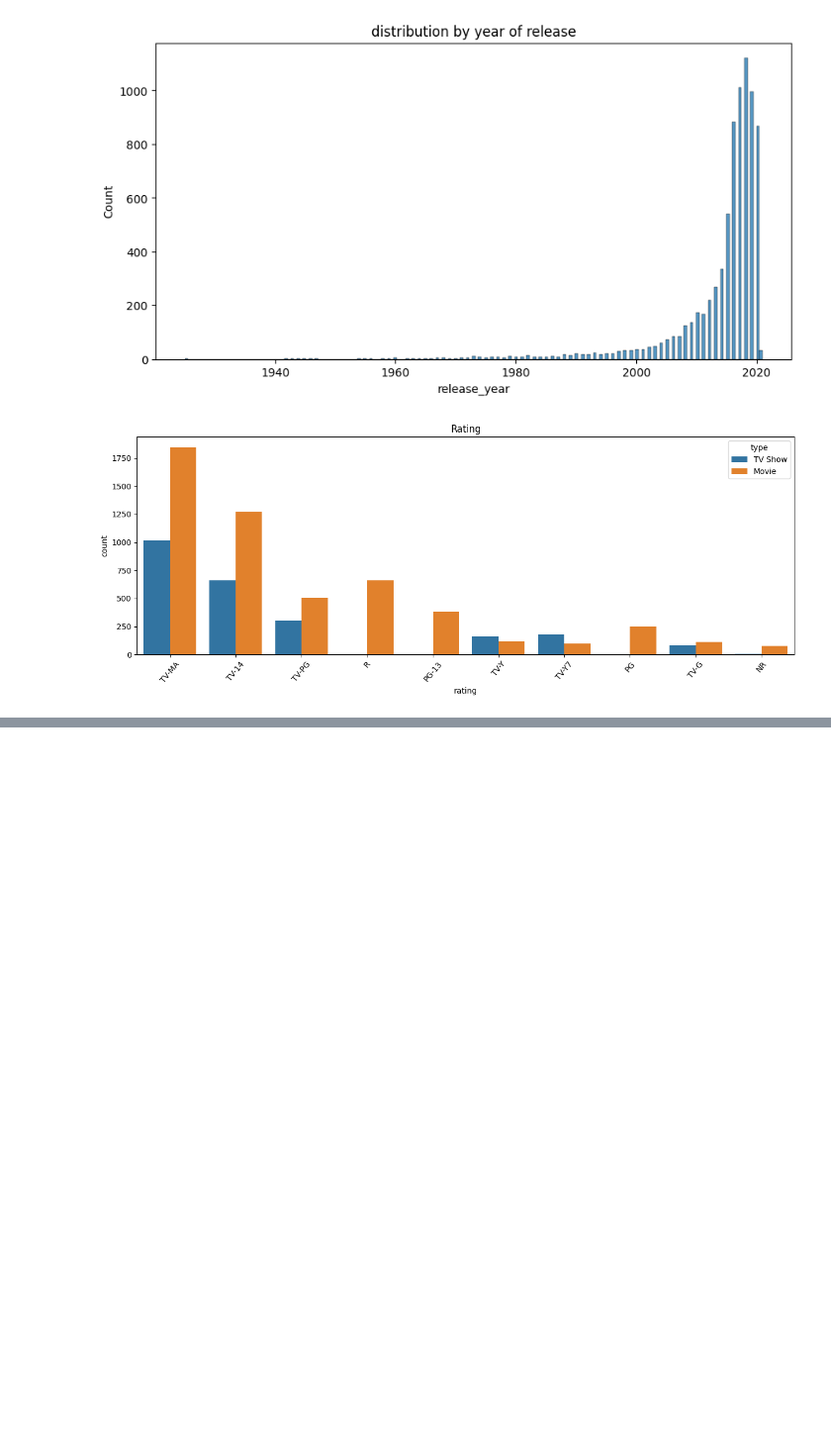
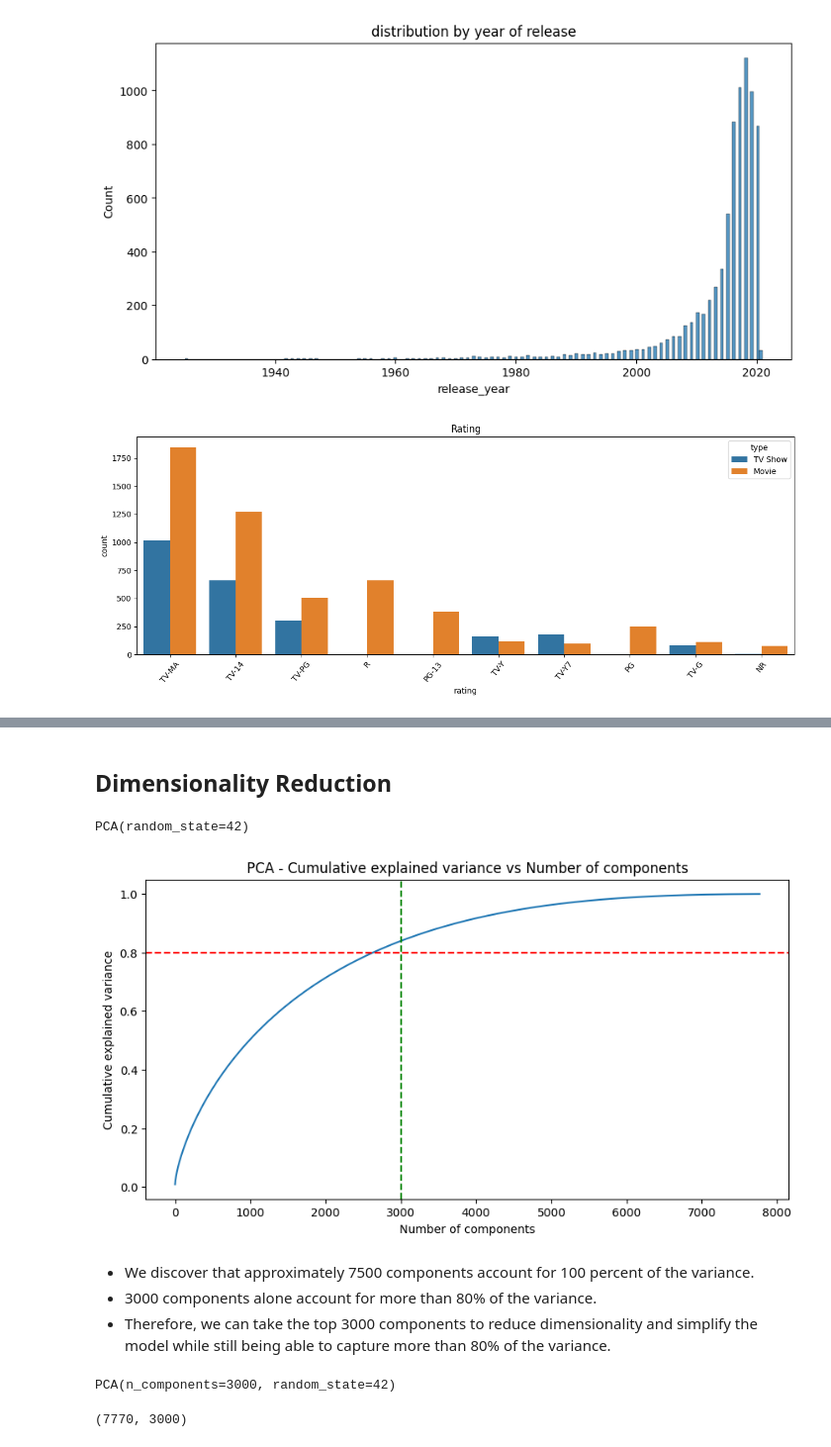
Before and after one commit to Shyam-S-Mishra/Shyam_S_Mishra_Unsupervised-ML_Capstone_Project_Clustering, a Jupyter notebook: Shyam_Shubham_Mishra_Unsupervised_ML_Capstone_Project_Clustering.ipynb, the cells around one changed output, grey strips where cells are left out. Shown at 99% size. Saved outputs shown, nothing was run; the diff lists cells and outputs as text; code cells hidden in the pictures; blank space fills up the shorter version.

```diff
--- a/Shyam_Shubham_Mishra_Unsupervised_ML_Capstone_Project_Clustering.ipynb
+++ b/Shyam_Shubham_Mishra_Unsupervised_ML_Capstone_Project_Clustering.ipynb
@@ -299,0 +493,4 @@ plt.show()
+# %%
+# appying stemming function
+
+dataset['text_data'] = dataset['text_data'].apply(stemming)
@@ -299,0 +510,13 @@ plt.show()
+# %%
+# create the object of tfid vectorizer
+# Taking max features = 10000 to prevent system from crashing
+
+tfidf = TfidfVectorizer(stop_words='english', lowercase=False, max_features = 10000)
+
+# fit the vectorizer using the text data
+
+tfidf.fit(dataset['text_data'])
+
+# collect the vocabulary items used in the vectorizer
+
+dictionary = tfidf.vocabulary_.items()
@@ -299,0 +529,10 @@ plt.show()
+# %%
+# convert vector into array form for clustering
+
+vector = tfidf.transform(dataset['text_data']).toarray()
+
+# summarize encoded vector
+
+print(vector)
+print(f'shape of the vector : {vector.shape}')
+print(f'datatype : {type(vector)}')
@@ -299,0 +549,44 @@ plt.show()
+# %% [markdown]
+>
+## Dimensionality Reduction
+# %%
+# using PCA to reduce dimensionality
+
+pca = PCA(random_state=42)
+pca.fit(vector)
+# %% [output]
+PCA(random_state=42)
+# %%
+# Explained variance for different number of components
+
+plt.figure(figsize=(10,5))
+plt.plot(np.cumsum(pca.explained_variance_ratio_))
+plt.title('PCA - Cumulative explained variance vs Number of components')
+plt.xlabel('Number of components')
+plt.ylabel('Cumulative explained variance')
+plt.axhline(y= 0.8, color='red', linestyle='--')
+plt.axvline(x= 3000, color='green', linestyle='--')
+plt.show()
+# %% [output]
+[figure, added]
+# %% [markdown]
+* We discover that approximately 7500 components account for 100 percent of the variance.
+* 3000 components alone account for more than 80% of the variance.
+* Therefore, we can take the top 3000 components to reduce dimensionality and simplify the model while still being able to capture more than 80% of the variance.
+# %%
+# reducing the dimensions to 3000 using pca
+
+pca = PCA(n_components=3000, random_state=42)
+pca.fit(vector)
+# %% [output]
+PCA(n_components=3000, random_state=42)
+# %%
+# transformed features
+
+X = pca.transform(vector)
+
+# shape of transformed vectors
+
+X.shape
+# %% [output]
+(7770, 3000)
```
Also changed, not shown: parts of 36 cells of this notebook.
